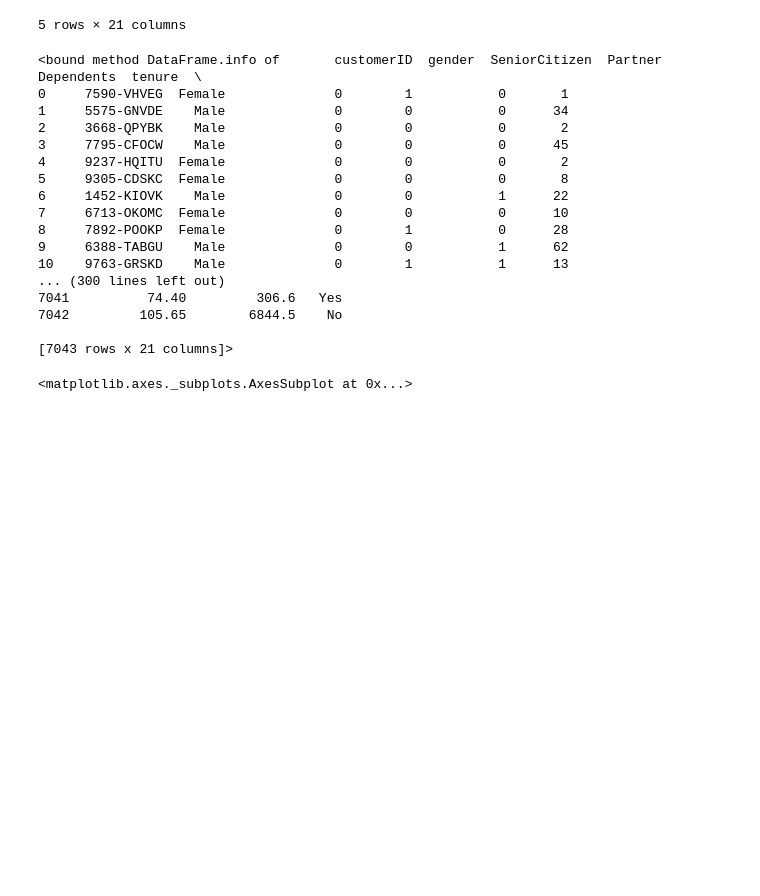
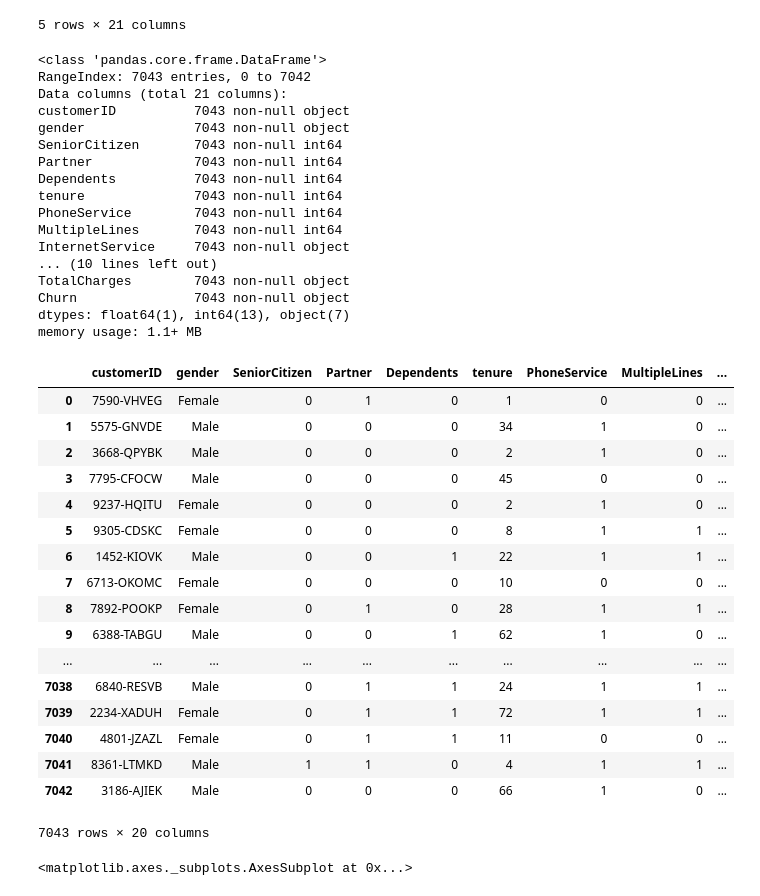
Before and after one commit to ansharora2299/TELECOM-CHURN-PREDICTION, a Jupyter notebook: miniproject.ipynb, the cells around one changed output. Saved outputs shown, nothing was run; the diff lists cells and outputs as text; code cells hidden in the pictures; blank space fills up the shorter version.

```diff
--- a/miniproject.ipynb
+++ b/miniproject.ipynb
@@ -134,25 +134,46 @@ df.head()
 | 4 | 9237-HQITU | Female | 0 | 0 | 0 | 2 | 1 | 0 | ... |
 5 rows × 21 columns
 # %%
-df.info
+df.info()
 # %% [output]
-<bound method DataFrame.info of       customerID  gender  SeniorCitizen  Partner  Dependents  tenure  \
-0     7590-VHVEG  Female              0        1           0       1
-1     5575-GNVDE    Male              0        0           0      34
-2     3668-QPYBK    Male              0        0           0       2
-3     7795-CFOCW    Male              0        0           0      45
-4     9237-HQITU  Female              0        0           0       2
-5     9305-CDSKC  Female              0        0           0       8
-6     1452-KIOVK    Male              0        0           1      22
-7     6713-OKOMC  Female              0        0           0      10
-8     7892-POOKP  Female              0        1           0      28
-9     6388-TABGU    Male              0        0           1      62
-10    9763-GRSKD    Male              0        1           1      13
-... (300 lines left out)
-7041          74.40         306.6   Yes
-7042         105.65        6844.5    No
-
-[7043 rows x 21 columns]>
+<class 'pandas.core.frame.DataFrame'>
+RangeIndex: 7043 entries, 0 to 7042
+Data columns (total 21 columns):
+customerID          7043 non-null object
+gender              7043 non-null object
+SeniorCitizen       7043 non-null int64
+Partner             7043 non-null int64
+Dependents          7043 non-null int64
+tenure              7043 non-null int64
+PhoneService        7043 non-null int64
+MultipleLines       7043 non-null int64
+InternetService     7043 non-null object
+... (10 lines left out)
+TotalCharges        7043 non-null object
+Churn               7043 non-null object
+dtypes: float64(1), int64(13), object(7)
+memory usage: 1.1+ MB
+# %%
+df.drop(['TotalCharges'],axis=1)
+# %% [output]
+|  | customerID | gender | SeniorCitizen | Partner | Dependents | tenure | PhoneService | MultipleLines | ... |
+| 0 | 7590-VHVEG | Female | 0 | 1 | 0 | 1 | 0 | 0 | ... |
+| 1 | 5575-GNVDE | Male | 0 | 0 | 0 | 34 | 1 | 0 | ... |
+| 2 | 3668-QPYBK | Male | 0 | 0 | 0 | 2 | 1 | 0 | ... |
+| 3 | 7795-CFOCW | Male | 0 | 0 | 0 | 45 | 0 | 0 | ... |
+| 4 | 9237-HQITU | Female | 0 | 0 | 0 | 2 | 1 | 0 | ... |
+| 5 | 9305-CDSKC | Female | 0 | 0 | 0 | 8 | 1 | 1 | ... |
+| 6 | 1452-KIOVK | Male | 0 | 0 | 1 | 22 | 1 | 1 | ... |
+| 7 | 6713-OKOMC | Female | 0 | 0 | 0 | 10 | 0 | 0 | ... |
+| 8 | 7892-POOKP | Female | 0 | 1 | 0 | 28 | 1 | 1 | ... |
+| 9 | 6388-TABGU | Male | 0 | 0 | 1 | 62 | 1 | 0 | ... |
+| ... | ... | ... | ... | ... | ... | ... | ... | ... | ... |
+| 7038 | 6840-RESVB | Male | 0 | 1 | 1 | 24 | 1 | 1 | ... |
+| 7039 | 2234-XADUH | Female | 0 | 1 | 1 | 72 | 1 | 1 | ... |
+| 7040 | 4801-JZAZL | Female | 0 | 1 | 1 | 11 | 0 | 0 | ... |
+| 7041 | 8361-LTMKD | Male | 1 | 1 | 0 | 4 | 1 | 1 | ... |
+| 7042 | 3186-AJIEK | Male | 0 | 0 | 0 | 66 | 1 | 0 | ... |
+7043 rows × 20 columns
 # %%
 Var_Corr = df.corr()
 sns.heatmap(Var_Corr, xticklabels=Var_Corr.columns, yticklabels=Var_Corr.columns, annot=True)
```
Also changed, not shown: parts of 4 cells of this notebook.
